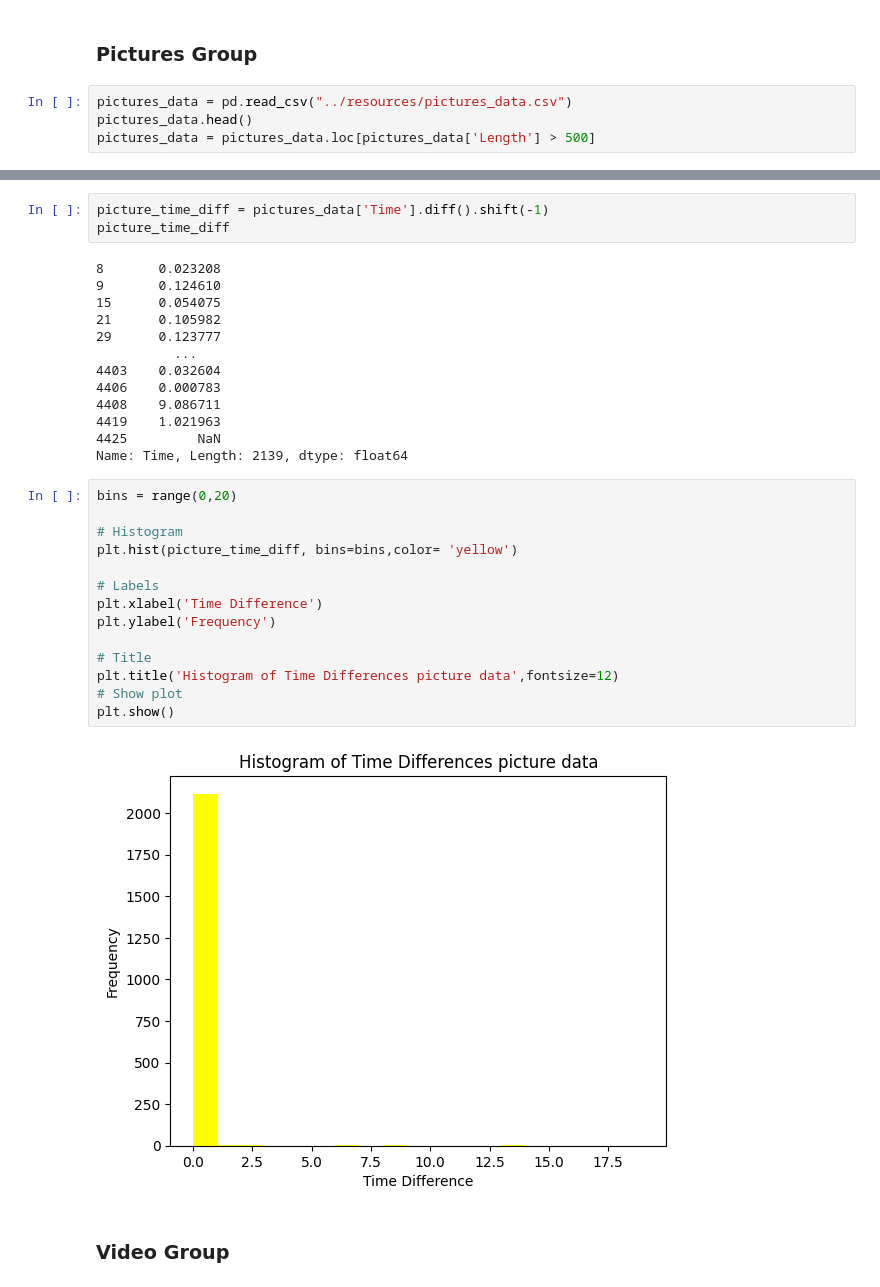
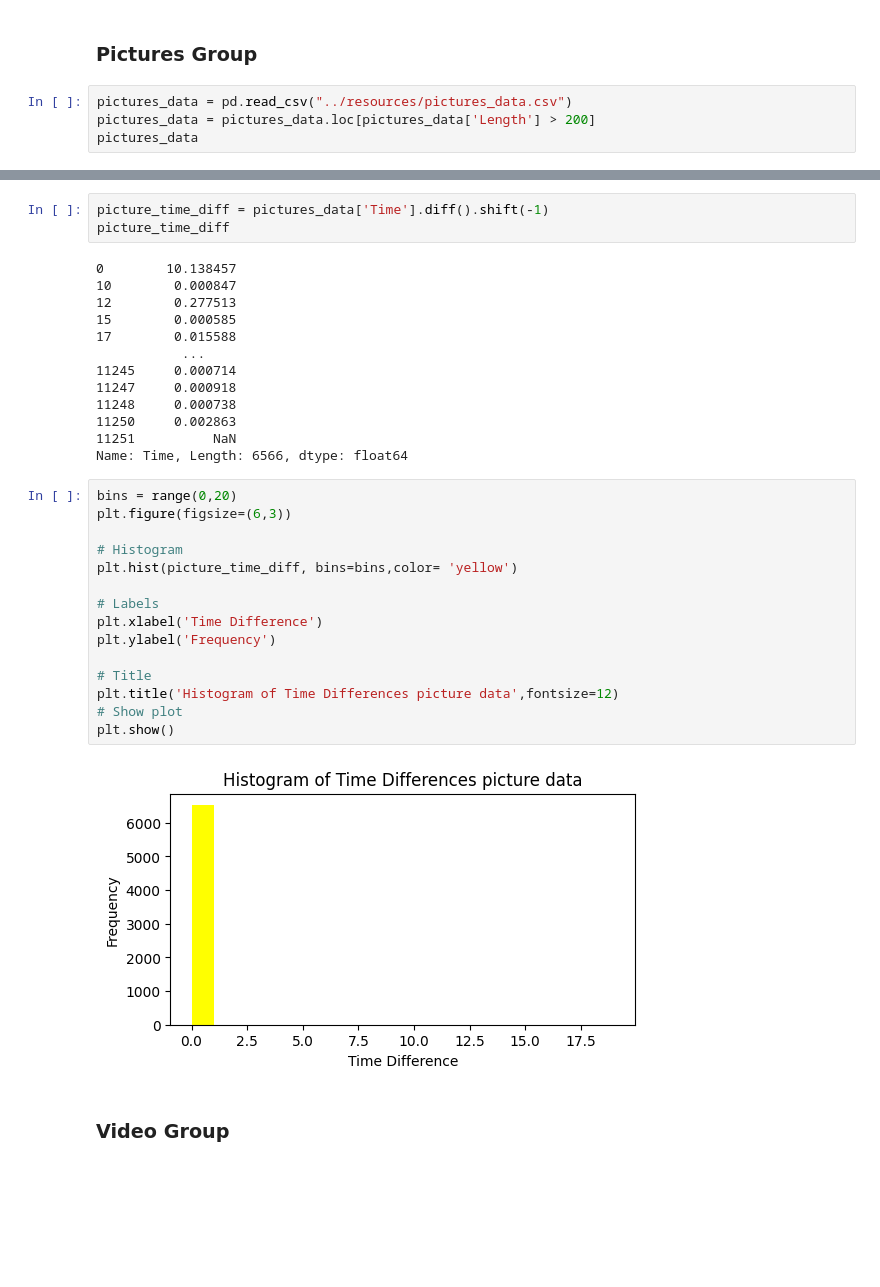
Before and after one commit to NoaAmichai/Computer_networks_final_project, a Jupyter notebook: src/project.ipynb, the cells around one changed output, grey strips where cells are left out. Cells and saved outputs as stored; diff of their text form; blank space fills up the shorter version.

```diff
--- a/src/project.ipynb
+++ b/src/project.ipynb
@@ -18,5 +67,5 @@ We also captured a third dataset from different groups mixed together.In this ne
 ### Pictures Group
 # %%
 pictures_data = pd.read_csv("../resources/pictures_data.csv")
-pictures_data.head()
-pictures_data = pictures_data.loc[pictures_data['Length'] > 500]
+pictures_data = pictures_data.loc[pictures_data['Length'] > 200]
+pictures_data
@@ -37,34 +131,35 @@ plt.show()
 picture_time_diff = pictures_data['Time'].diff().shift(-1)
 picture_time_diff
 # %% [output]
-8       0.023208
-9       0.124610
-15      0.054075
-21      0.105982
-29      0.123777
-          ...
-4403    0.032604
-4406    0.000783
-4408    9.086711
-4419    1.021963
-4425         NaN
-Name: Time, Length: 2139, dtype: float64
+0        10.138457
+10        0.000847
+12        0.277513
+15        0.000585
+17        0.015588
+           ...
+11245     0.000714
+11247     0.000918
+11248     0.000738
+11250     0.002863
+11251          NaN
+Name: Time, Length: 6566, dtype: float64
 # %%
 bins = range(0,20)
+plt.figure(figsize=(6,3))
 
 # Histogram
 plt.hist(picture_time_diff, bins=bins,color= 'yellow')
 
 # Labels
 plt.xlabel('Time Difference')
 plt.ylabel('Frequency')
 
 # Title
 plt.title('Histogram of Time Differences picture data',fontsize=12)
 # Show plot
 plt.show()
 # %% [output]
-[figure, old version]
+[figure, new version]
 # %% [markdown]
 ### Video Group
 # %%
```
Also changed, not shown: parts of 38 cells of this notebook, 4 other files.
